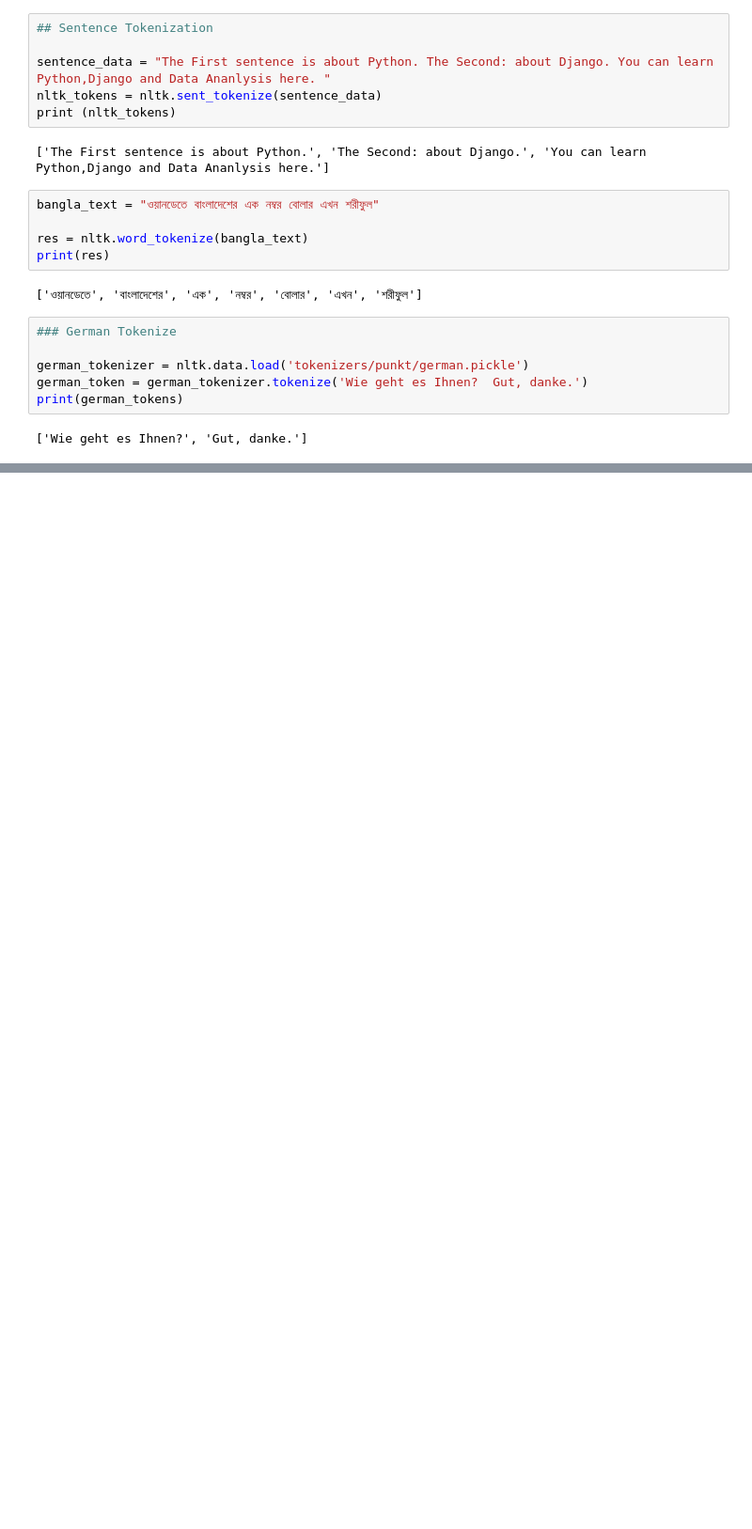
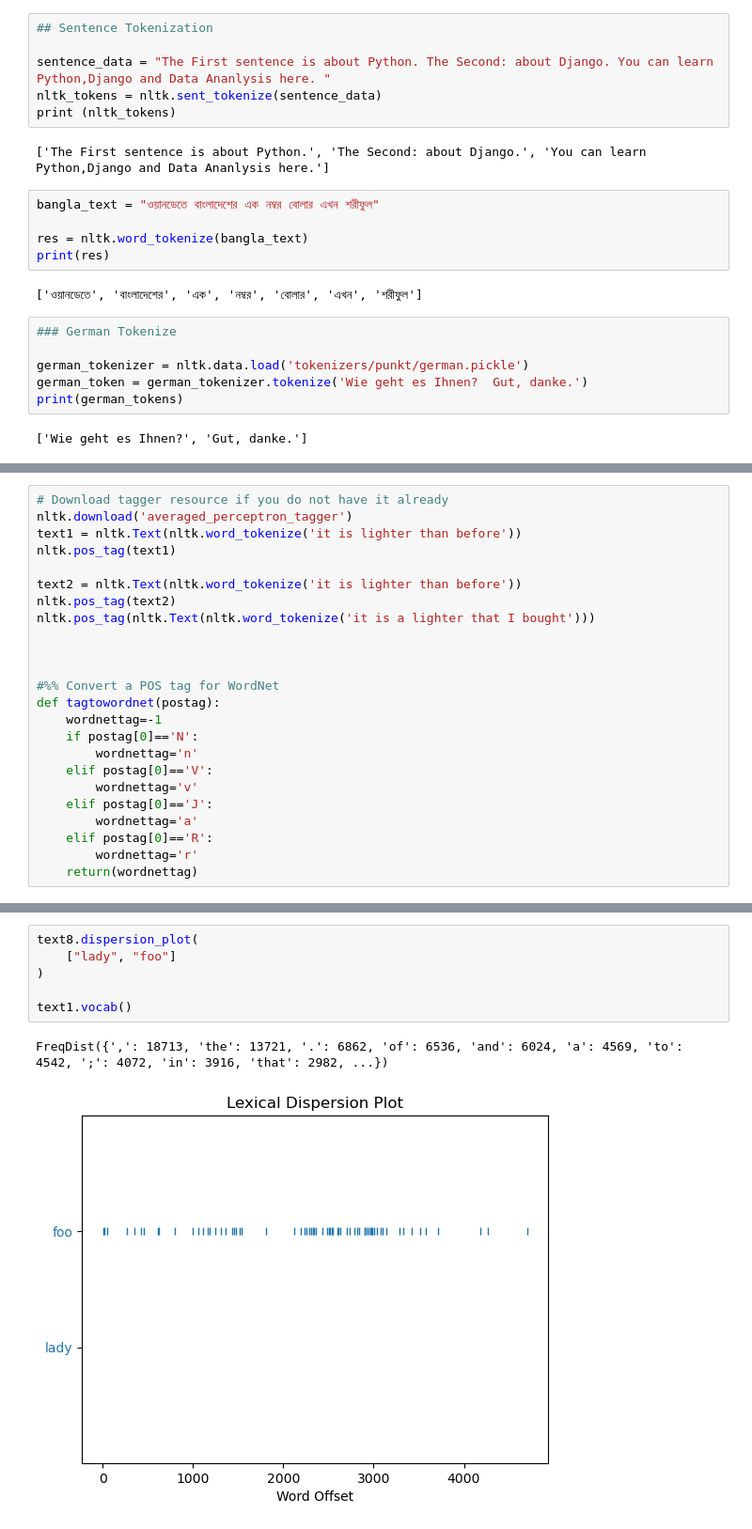
Before and after one commit to TheAhmadSharif/ML_Lab, a Jupyter notebook: NLP_Text_Data/Tokenization_Lemmatization.ipynb, the cells around one changed output, grey strips where cells are left out. Shown at 94% size. Cells and saved outputs as stored; diff of their text form; blank space fills up the shorter version.

```diff
--- a/NLP_Text_Data/Tokenization_Lemmatization.ipynb
+++ b/NLP_Text_Data/Tokenization_Lemmatization.ipynb
@@ -61,0 +236,24 @@ print(german_tokens)
+# %%
+# Download tagger resource if you do not have it already
+nltk.download('averaged_perceptron_tagger')
+text1 = nltk.Text(nltk.word_tokenize('it is lighter than before'))
+nltk.pos_tag(text1)
+
+text2 = nltk.Text(nltk.word_tokenize('it is lighter than before'))
+nltk.pos_tag(text2)
+nltk.pos_tag(nltk.Text(nltk.word_tokenize('it is a lighter that I bought')))
+
+
+
+#%% Convert a POS tag for WordNet
+def tagtowordnet(postag):
+    wordnettag=-1
+    if postag[0]=='N':
+        wordnettag='n'
+    elif postag[0]=='V':
+        wordnettag='v'
+    elif postag[0]=='J':
+        wordnettag='a'
+    elif postag[0]=='R':
+        wordnettag='r'
+    return(wordnettag)
@@ -61,0 +341,9 @@ print(german_tokens)
+# %%
+text8.dispersion_plot(
+    ["lady", "foo"]
+)
+
+text1.vocab()
+# %% [output]
+FreqDist({',': 18713, 'the': 13721, '.': 6862, 'of': 6536, 'and': 6024, 'a': 4569, 'to': 4542, ';': 4072, 'in': 3916, 'that': 2982, ...})
+[figure, added]
```
Also changed, not shown: parts of 21 cells of this notebook, 4 other files.
